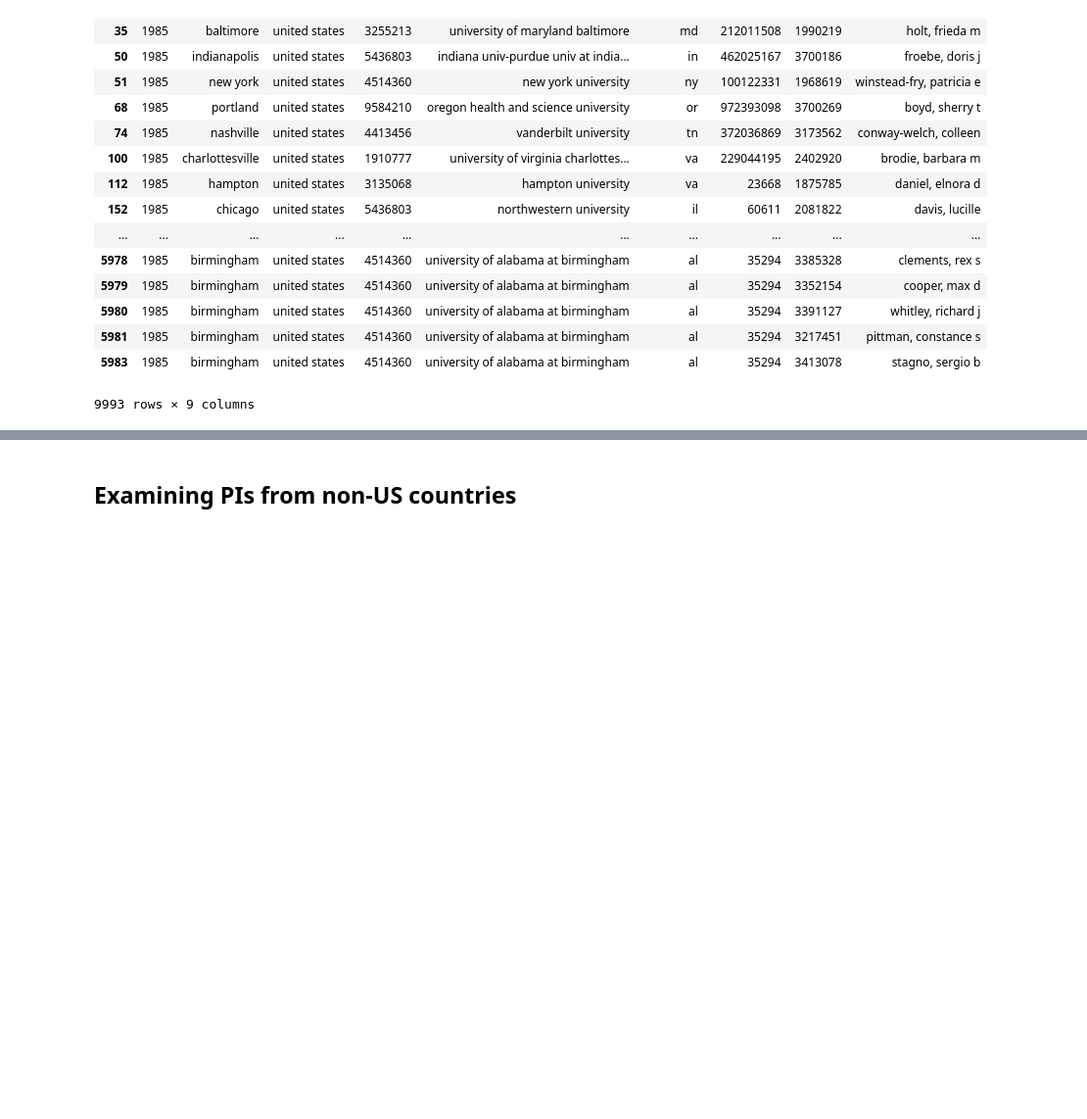
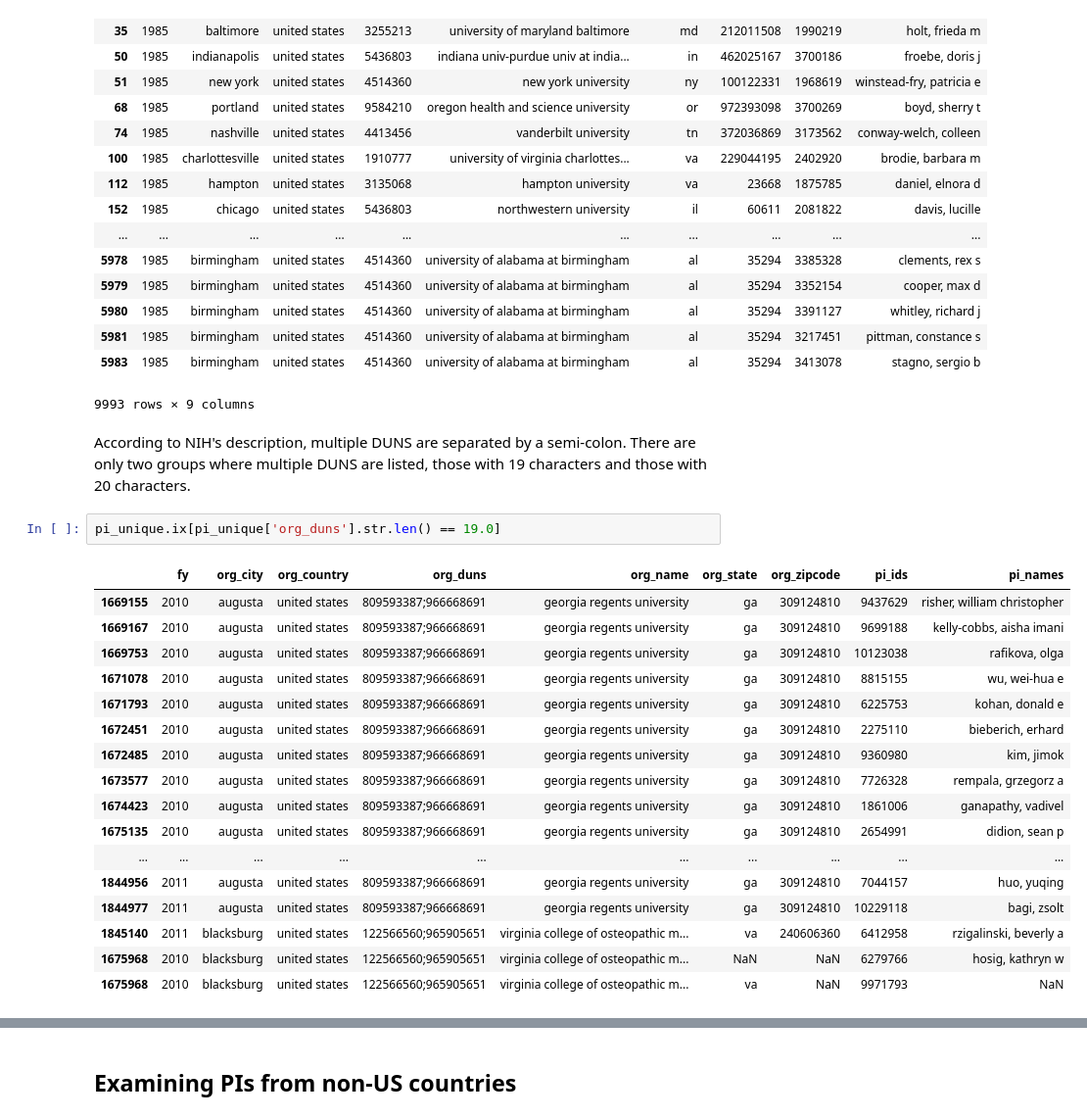
Before and after one commit to yuwie10/nih-awards, a Jupyter notebook: cleaning_pi_info.ipynb, the cells around one changed output, grey strips where cells are left out. Shown at 98% size. Saved outputs shown, nothing was run; the diff lists cells and outputs as text; blank space fills up the shorter version.

```diff
--- a/cleaning_pi_info.ipynb
+++ b/cleaning_pi_info.ipynb
@@ -309,3 +309,25 @@ pi_unique.ix[pi_unique['org_duns'].str.len() == 7.0]
 | 5981 | 1985 | birmingham | united states | 4514360 | university of alabama at birmingham | al | 35294 | 3217451 | pittman, constance s |
 | 5983 | 1985 | birmingham | united states | 4514360 | university of alabama at birmingham | al | 35294 | 3413078 | stagno, sergio b |
 9993 rows × 9 columns
+# %% [markdown]
+According to NIH's description, multiple DUNS are separated by a semi-colon. There are only two groups where multiple DUNS are listed, those with 19 characters and those with 20 characters.
+# %%
+pi_unique.ix[pi_unique['org_duns'].str.len() == 19.0]
+# %% [output]
+|  | fy | org_city | org_country | org_duns | org_name | org_state | org_zipcode | pi_ids | pi_names |
+| 1669155 | 2010 | augusta | united states | 809593387;966668691 | georgia regents university | ga | 309124810 | 9437629 | risher, william christopher |
+| 1669167 | 2010 | augusta | united states | 809593387;966668691 | georgia regents university | ga | 309124810 | 9699188 | kelly-cobbs, aisha imani |
+| 1669753 | 2010 | augusta | united states | 809593387;966668691 | georgia regents university | ga | 309124810 | 10123038 | rafikova, olga |
+| 1671078 | 2010 | augusta | united states | 809593387;966668691 | georgia regents university | ga | 309124810 | 8815155 | wu, wei-hua e |
+| 1671793 | 2010 | augusta | united states | 809593387;966668691 | georgia regents university | ga | 309124810 | 6225753 | kohan, donald e |
+| 1672451 | 2010 | augusta | united states | 809593387;966668691 | georgia regents university | ga | 309124810 | 2275110 | bieberich, erhard |
+| 1672485 | 2010 | augusta | united states | 809593387;966668691 | georgia regents university | ga | 309124810 | 9360980 | kim, jimok |
+| 1673577 | 2010 | augusta | united states | 809593387;966668691 | georgia regents university | ga | 309124810 | 7726328 | rempala, grzegorz a |
+| 1674423 | 2010 | augusta | united states | 809593387;966668691 | georgia regents university | ga | 309124810 | 1861006 | ganapathy, vadivel |
+| 1675135 | 2010 | augusta | united states | 809593387;966668691 | georgia regents university | ga | 309124810 | 2654991 | didion, sean p |
+| ... | ... | ... | ... | ... | ... | ... | ... | ... | ... |
+| 1844956 | 2011 | augusta | united states | 809593387;966668691 | georgia regents university | ga | 309124810 | 7044157 | huo, yuqing |
+| 1844977 | 2011 | augusta | united states | 809593387;966668691 | georgia regents university | ga | 309124810 | 10229118 | bagi, zsolt |
+| 1845140 | 2011 | blacksburg | united states | 122566560;965905651 | virginia college of osteopathic m... | va | 240606360 | 6412958 | rzigalinski, beverly a |
+| 1675968 | 2010 | blacksburg | united states | 122566560;965905651 | virginia college of osteopathic m... | NaN | NaN | 6279766 | hosig, kathryn w |
+| 1675968 | 2010 | blacksburg | united states | 122566560;965905651 | virginia college of osteopathic m... | va | NaN | 9971793 | NaN |
```
Also changed, not shown: parts of 14 cells of this notebook.
